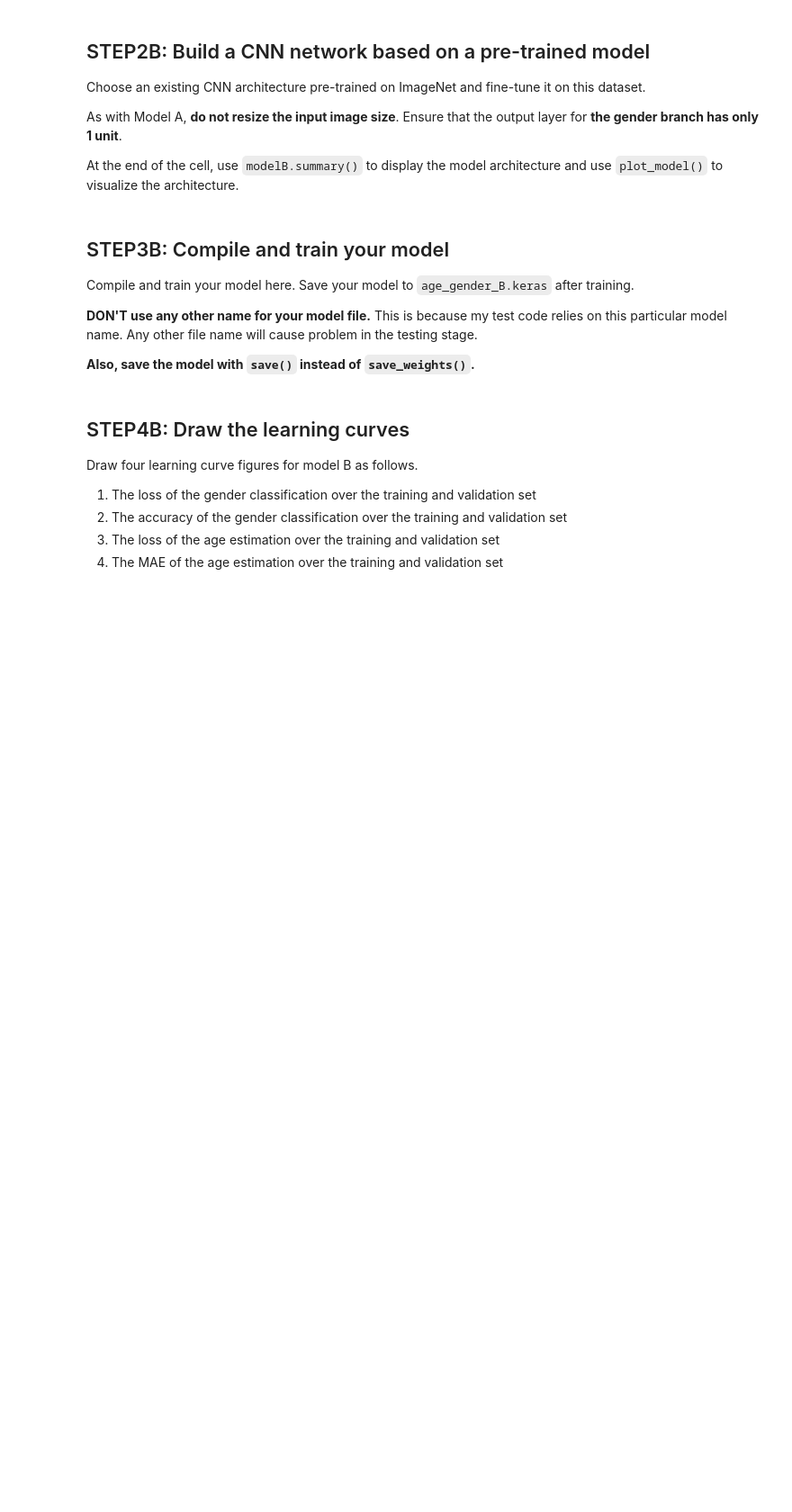
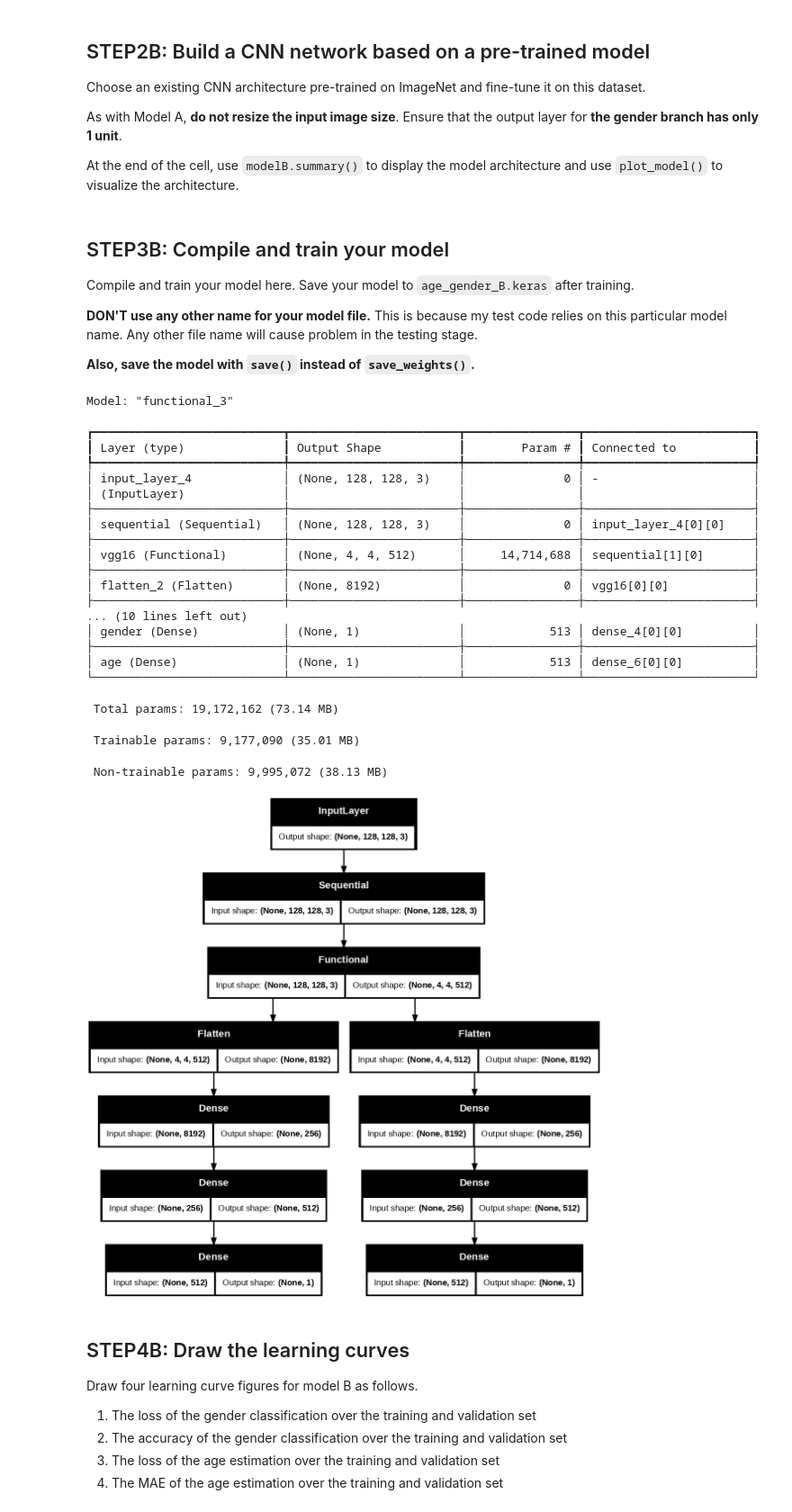
Before and after one commit to omarriyaz/age_gender_estimation_CNN, a Jupyter notebook: age_gender_submit.ipynb, the cells around one changed output. Shown at 90% size. Cells and saved outputs as stored; diff of their text form; code cells hidden in the pictures; blank space fills up the shorter version.

```diff
--- a/age_gender_submit.ipynb
+++ b/age_gender_submit.ipynb
@@ -429,38 +490,61 @@ for layer in base_model.layers[-3:]:
 
 # Create input layer
 input = Input(shape=(128, 128, 3))
 
 # Apply augmentation layer
-input = data_augmentation(input)
+shared_layer = data_augmentation(input)
 
 # Feed input into VGG16
-shared_layer = base_model(x, training = False)
+shared_layer = base_model(shared_layer, training = False)
 
 # Flatten the outputs
-gender = Flatten()(shared_layer)
-age = Flatten()(shared_layer)
+gender = layers.Flatten()(shared_layer)
+age = layers.Flatten()(shared_layer)
 
 # Dense layers for Gender
 gender = Dense(256, use_bias=False, kernel_regularizer=l2(0.01), activation = 'relu')(gender)
 gender = Dense(512, use_bias=False, kernel_regularizer=l2(0.01), activation = 'relu')(gender)
 
 # Output layer for Gender
 gender_output = Dense(1, activation='sigmoid', name='gender')(gender)
 
 # Dense layers for Age
 age = Dense(256, use_bias=False, kernel_regularizer=l2(0.01), activation = 'relu')(age)
 age = Dense(512, use_bias=False, kernel_regularizer=l2(0.01), activation = 'relu')(age)
 
 # Output layer for Gender
 age_output = Dense(1, activation='relu', name='age')(age)
 
 # Define model
-modelB = Model(inputs=inputs, outputs=[gender_output, age_output])
+modelB = Model(inputs=input, outputs=[gender_output, age_output])
 
 # Compile the model
 modelB.summary()
 from tensorflow.keras.utils import plot_model
 plot_model(modelB, show_shapes=True,dpi=100)
+# %% [output]
+Model: "functional_3"
+┏━━━━━━━━━━━━━━━━━━━━━━━━━━━┳━━━━━━━━━━━━━━━━━━━━━━━━┳━━━━━━━━━━━━━━━━┳━━━━━━━━━━━━━━━━━━━━━━━━┓
+┃ Layer (type)              ┃ Output Shape           ┃        Param # ┃ Connected to           ┃
+┡━━━━━━━━━━━━━━━━━━━━━━━━━━━╇━━━━━━━━━━━━━━━━━━━━━━━━╇━━━━━━━━━━━━━━━━╇━━━━━━━━━━━━━━━━━━━━━━━━┩
+│ input_layer_4             │ (None, 128, 128, 3)    │              0 │ -                      │
+│ (InputLayer)              │                        │                │                        │
+├───────────────────────────┼────────────────────────┼────────────────┼────────────────────────┤
+│ sequential (Sequential)   │ (None, 128, 128, 3)    │              0 │ input_layer_4[0][0]    │
+├───────────────────────────┼────────────────────────┼────────────────┼────────────────────────┤
+│ vgg16 (Functional)        │ (None, 4, 4, 512)      │     14,714,688 │ sequential[1][0]       │
+├───────────────────────────┼────────────────────────┼────────────────┼────────────────────────┤
+│ flatten_2 (Flatten)       │ (None, 8192)           │              0 │ vgg16[0][0]            │
+├───────────────────────────┼────────────────────────┼────────────────┼────────────────────────┤
+... (10 lines left out)
+│ gender (Dense)            │ (None, 1)              │            513 │ dense_4[0][0]          │
+├───────────────────────────┼────────────────────────┼────────────────┼────────────────────────┤
+│ age (Dense)               │ (None, 1)              │            513 │ dense_6[0][0]          │
+└───────────────────────────┴────────────────────────┴────────────────┴────────────────────────┘
+ Total params: 19,172,162 (73.14 MB)
+ Trainable params: 9,177,090 (35.01 MB)
+ Non-trainable params: 9,995,072 (38.13 MB)
+[figure, added]
 # %% [markdown]
 ## STEP4B: Draw the learning curves
 Draw four learning curve figures for model B as follows.
```
Also changed, not shown: parts of 12 cells of this notebook.
